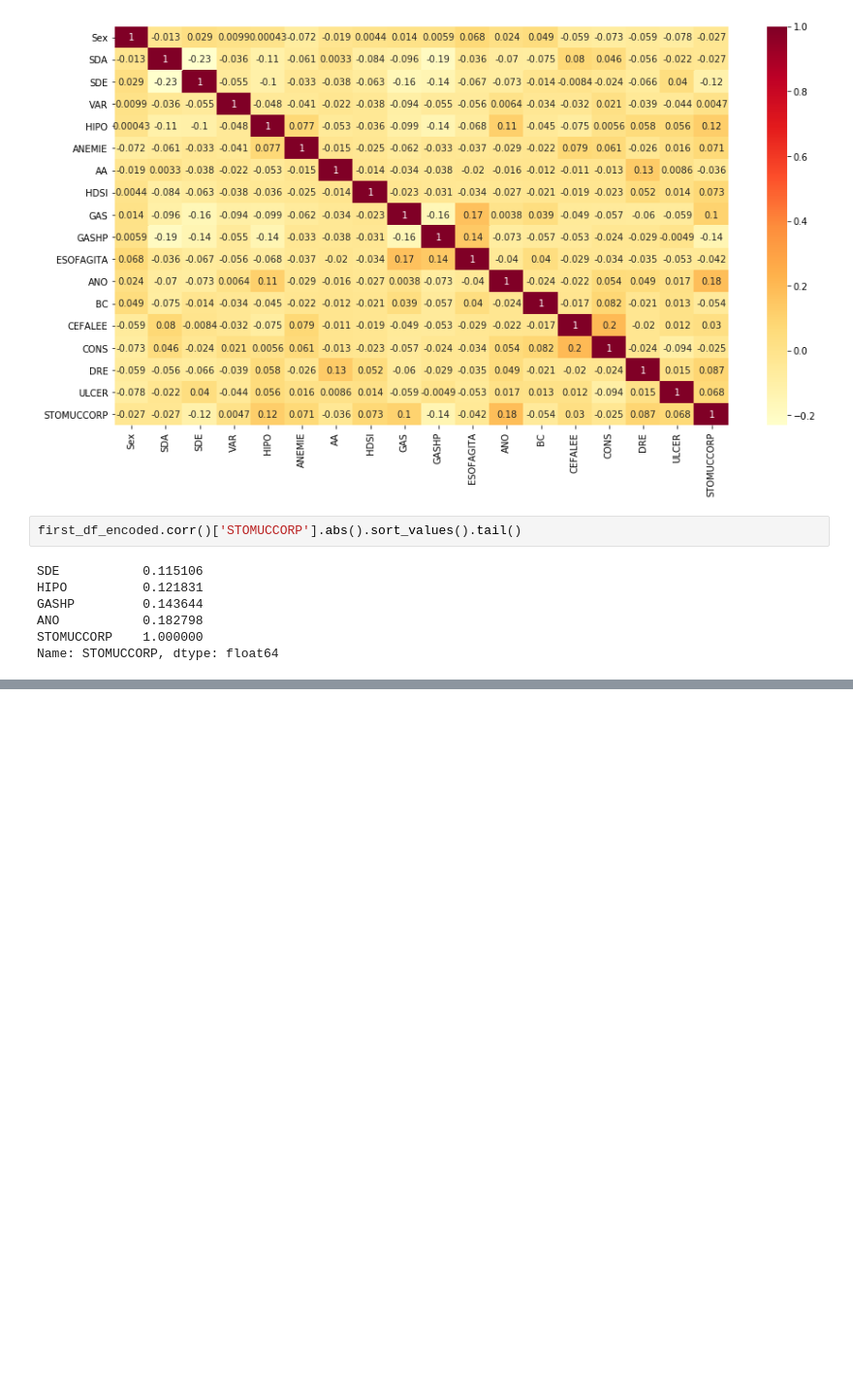
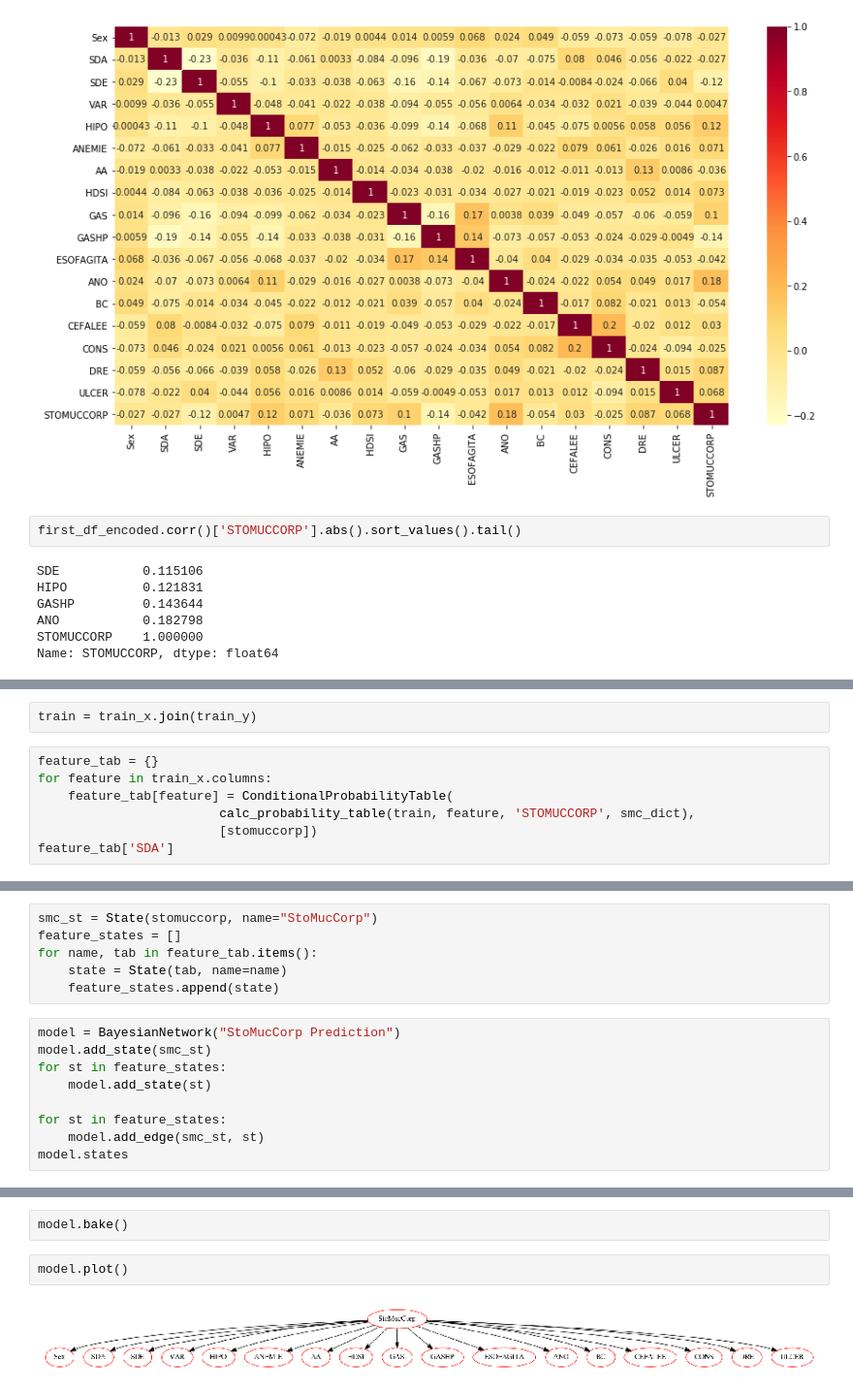
Before and after one commit to kyokeen/intelligent-systems-year3, a Jupyter notebook: A1/assignment1_task10_irina.ipynb, the cells around one changed output, grey strips where cells are left out. Shown at 97% size. Saved outputs shown, nothing was run; the diff lists cells and outputs as text; blank space fills up the shorter version.

Commit message:
Finished Bayesian Model

```diff
--- a/A1/assignment1_task10_irina.ipynb
+++ b/A1/assignment1_task10_irina.ipynb
@@ -195,0 +265,9 @@ Name: STOMUCCORP, dtype: float64
+# %%
+train = train_x.join(train_y)
+# %%
+feature_tab = {}
+for feature in train_x.columns:
+    feature_tab[feature] = ConditionalProbabilityTable(
+                        calc_probability_table(train, feature, 'STOMUCCORP', smc_dict),
+                        [stomuccorp])
+feature_tab['SDA']
@@ -195,0 +292,15 @@ Name: STOMUCCORP, dtype: float64
+# %%
+smc_st = State(stomuccorp, name="StoMucCorp")
+feature_states = []
+for name, tab in feature_tab.items():
+    state = State(tab, name=name)
+    feature_states.append(state)
+# %%
+model = BayesianNetwork("StoMucCorp Prediction")
+model.add_state(smc_st)
+for st in feature_states:
+    model.add_state(st)
+
+for st in feature_states:
+    model.add_edge(smc_st, st)
+model.states
@@ -195,0 +325,6 @@ Name: STOMUCCORP, dtype: float64
+# %%
+model.bake()
+# %%
+model.plot()
+# %% [output]
+[figure, added]
```
Also changed, not shown: parts of 19 cells of this notebook.
